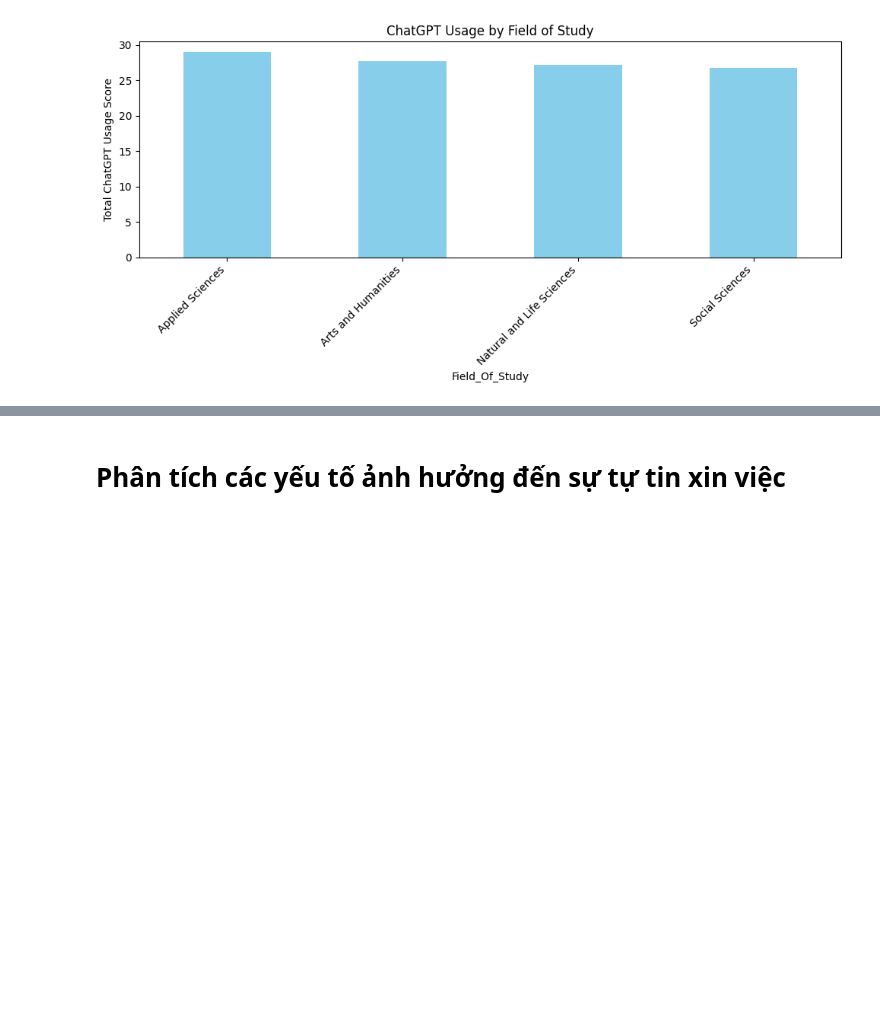
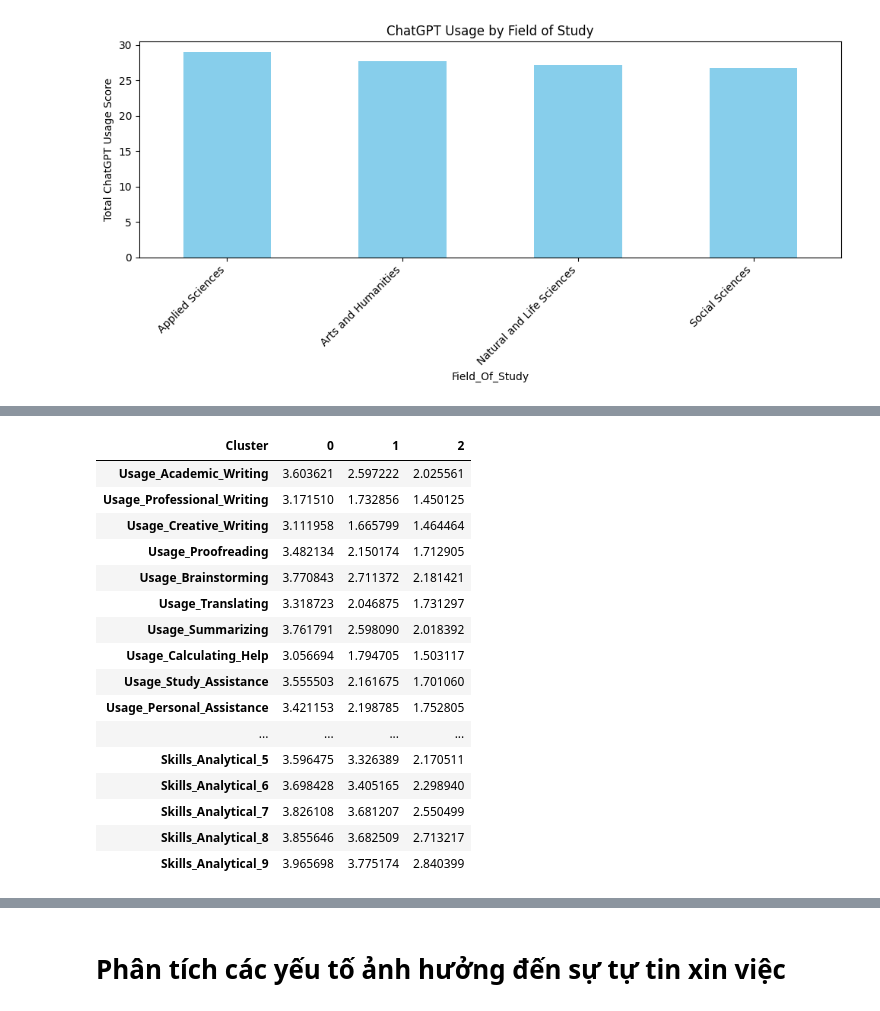
Before and after one commit to mnguyt25/quan-ly-thu-vien, a Jupyter notebook: Bai 50/project50.ipynb, the cells around one changed output, grey strips where cells are left out. Cells and saved outputs as stored; diff of their text form; code cells hidden in the pictures; blank space fills up the shorter version.

```diff
--- a/Bai 50/project50.ipynb
+++ b/Bai 50/project50.ipynb
@@ -10190,0 +10225,20 @@ plt.show()
+# %%
+df_features.groupby('Cluster')[df_features.columns].mean().T
+# %% [output]
+| Cluster | 0 | 1 | 2 |
+| Usage_Academic_Writing | 3.603621 | 2.597222 | 2.025561 |
+| Usage_Professional_Writing | 3.171510 | 1.732856 | 1.450125 |
+| Usage_Creative_Writing | 3.111958 | 1.665799 | 1.464464 |
+| Usage_Proofreading | 3.482134 | 2.150174 | 1.712905 |
+| Usage_Brainstorming | 3.770843 | 2.711372 | 2.181421 |
+| Usage_Translating | 3.318723 | 2.046875 | 1.731297 |
+| Usage_Summarizing | 3.761791 | 2.598090 | 2.018392 |
+| Usage_Calculating_Help | 3.056694 | 1.794705 | 1.503117 |
+| Usage_Study_Assistance | 3.555503 | 2.161675 | 1.701060 |
+| Usage_Personal_Assistance | 3.421153 | 2.198785 | 1.752805 |
+| ... | ... | ... | ... |
+| Skills_Analytical_5 | 3.596475 | 3.326389 | 2.170511 |
+| Skills_Analytical_6 | 3.698428 | 3.405165 | 2.298940 |
+| Skills_Analytical_7 | 3.826108 | 3.681207 | 2.550499 |
+| Skills_Analytical_8 | 3.855646 | 3.682509 | 2.713217 |
+| Skills_Analytical_9 | 3.965698 | 3.775174 | 2.840399 |
```
Also changed, not shown: parts of 10 cells of this notebook, 1 other file.
